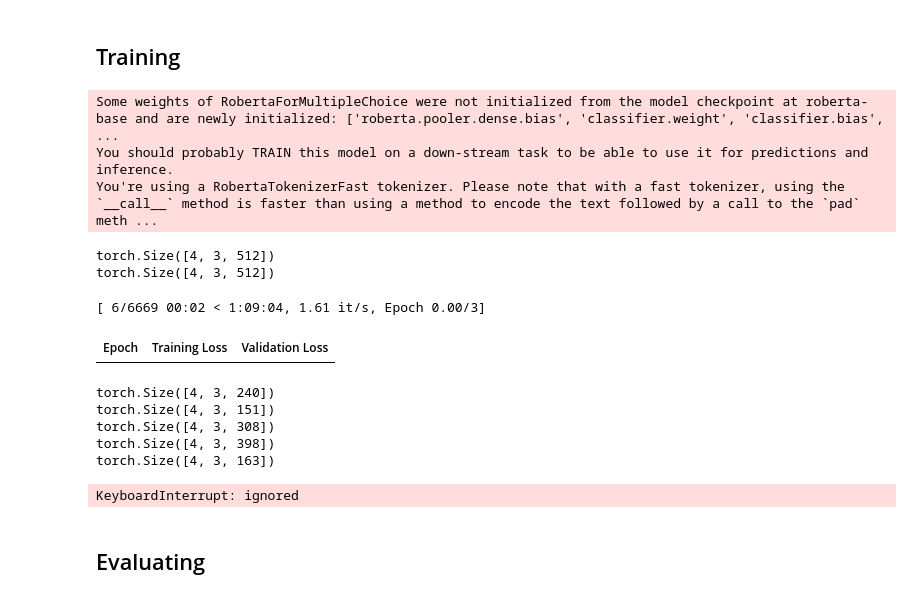
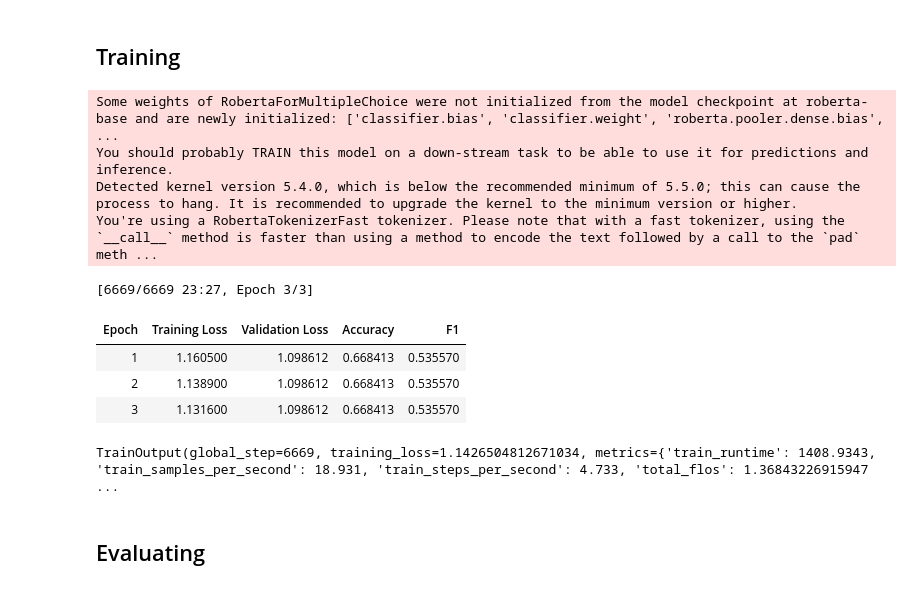
Before and after one commit to KaishuoWang/Depression-Detection, a Jupyter notebook: multiple_choice.ipynb, the cells around one changed output. Drawn from its saved outputs; the diff is of its cells as text; code cells hidden in the pictures.

```diff
--- a/multiple_choice.ipynb
+++ b/multiple_choice.ipynb
@@ -155,10 +162,15 @@ tokenizer = AutoTokenizer.from_pretrained('roberta-base')
 ending_names = ["ending0", "ending1", "ending2"]
 
 def preprocess_function(examples):
-    first_sentences = [[context] * 3 for context in examples["text"]]
+    # first_sentences = [[context] * 3 for context in examples["text"]]
+    # question_headers = examples["prompt"]
+    # second_sentences = [
+    #     [f"{header} {examples[end][i]}" for end in ending_names] for i, header in enumerate(question_headers)
+    # ]
+    first_sentences = [[context + ' ' + question] * 3 for context, question in zip(examples['text'], examples['prompt'])]
     question_headers = examples["prompt"]
     second_sentences = [
-        [f"{header} {examples[end][i]}" for end in ending_names] for i, header in enumerate(question_headers)
+        [f"{examples[end][i]}" for end in ending_names] for i, header in enumerate(question_headers)
     ]
 
     first_sentences = sum(first_sentences, [])
@@ -236,11 +248,11 @@ training_args = TrainingArguments(
     evaluation_strategy="epoch",
     save_strategy="epoch",
     load_best_model_at_end=True,
-    learning_rate=5e-5,
+    learning_rate=2e-3,
     per_device_train_batch_size=4,
     per_device_eval_batch_size=4,
     num_train_epochs=3,
-    weight_decay=0.01,
+    # weight_decay=0.01,
 )
 
 def compute_class_weight(train_y):
@@ -255,45 +267,42 @@ def compute_class_weight(train_y):
     class_list = list(set(train_y))
     class_weight_value = scikit_class_weight.compute_class_weight(class_weight='balanced', classes=class_list, y=train_y)
 
-    return torch.tensor(class_weight_value).to(torch.float).to(device)
+    return torch.tensor(class_weight_value, dtype=torch.float).to(device)
 
 class CustomTrainer(Trainer):
     def compute_loss(self, model, inputs, return_outputs=False):
         labels = inputs.pop("labels")
         # forward pass
         outputs = model(**inputs)
         logits = outputs.get("logits")
         # compute custom loss (suppose one has 3 labels with different weights)
 
         loss_fct = nn.CrossEntropyLoss(weight=compute_class_weight(train.label.to_list()))
         loss = loss_fct(logits.view(-1, self.model.config.num_labels), labels.view(-1))
         return (loss, outputs) if return_outputs else loss
 
 trainer = CustomTrainer(
     model=model,
     args=training_args,
     train_dataset=tokenized_data["train"],
     eval_dataset=tokenized_data["test"],
     tokenizer=tokenizer,
     data_collator=DataCollatorForMultipleChoice(tokenizer=tokenizer),
     compute_metrics=compute_metrics,
 )
 
 trainer.train()
 # %% [output]
-Some weights of RobertaForMultipleChoice were not initialized from the model checkpoint at roberta-base and are newly initialized: ['roberta.pooler.dense.bias', 'classifier.weight', 'classifier.bias', ...
+Some weights of RobertaForMultipleChoice were not initialized from the model checkpoint at roberta-base and are newly initialized: ['classifier.bias', 'classifier.weight', 'roberta.pooler.dense.bias', ...
 You should probably TRAIN this model on a down-stream task to be able to use it for predictions and inference.
+Detected kernel version 5.4.0, which is below the recommended minimum of 5.5.0; this can cause the process to hang. It is recommended to upgrade the kernel to the minimum version or higher.
 You're using a RobertaTokenizerFast tokenizer. Please note that with a fast tokenizer, using the `__call__` method is faster than using a method to encode the text followed by a call to the `pad` meth ...
-torch.Size([4, 3, 512])
-torch.Size([4, 3, 512])
+[6669/6669 23:27, Epoch 3/3]
+| Epoch | Training Loss | Validation Loss | Accuracy | F1 |
+| 1 | 1.160500 | 1.098612 | 0.668413 | 0.535570 |
+| 2 | 1.138900 | 1.098612 | 0.668413 | 0.535570 |
+| 3 | 1.131600 | 1.098612 | 0.668413 | 0.535570 |
-[ 6/6669 00:02 < 1:09:04, 1.61 it/s, Epoch 0.00/3]
+TrainOutput(global_step=6669, training_loss=1.1426504812671034, metrics={'train_runtime': 1408.9343, 'train_samples_per_second': 18.931, 'train_steps_per_second': 4.733, 'total_flos': 1.36843226915947 ...
-| Epoch | Training Loss | Validation Loss |
-torch.Size([4, 3, 240])
-torch.Size([4, 3, 151])
-torch.Size([4, 3, 308])
-torch.Size([4, 3, 398])
-torch.Size([4, 3, 163])
-KeyboardInterrupt: ignored
 # %%
 trainer.save_model(eval_model_path)
 # %% [markdown]
```
Also changed, not shown: parts of 6 cells of this notebook, 3 other files.
